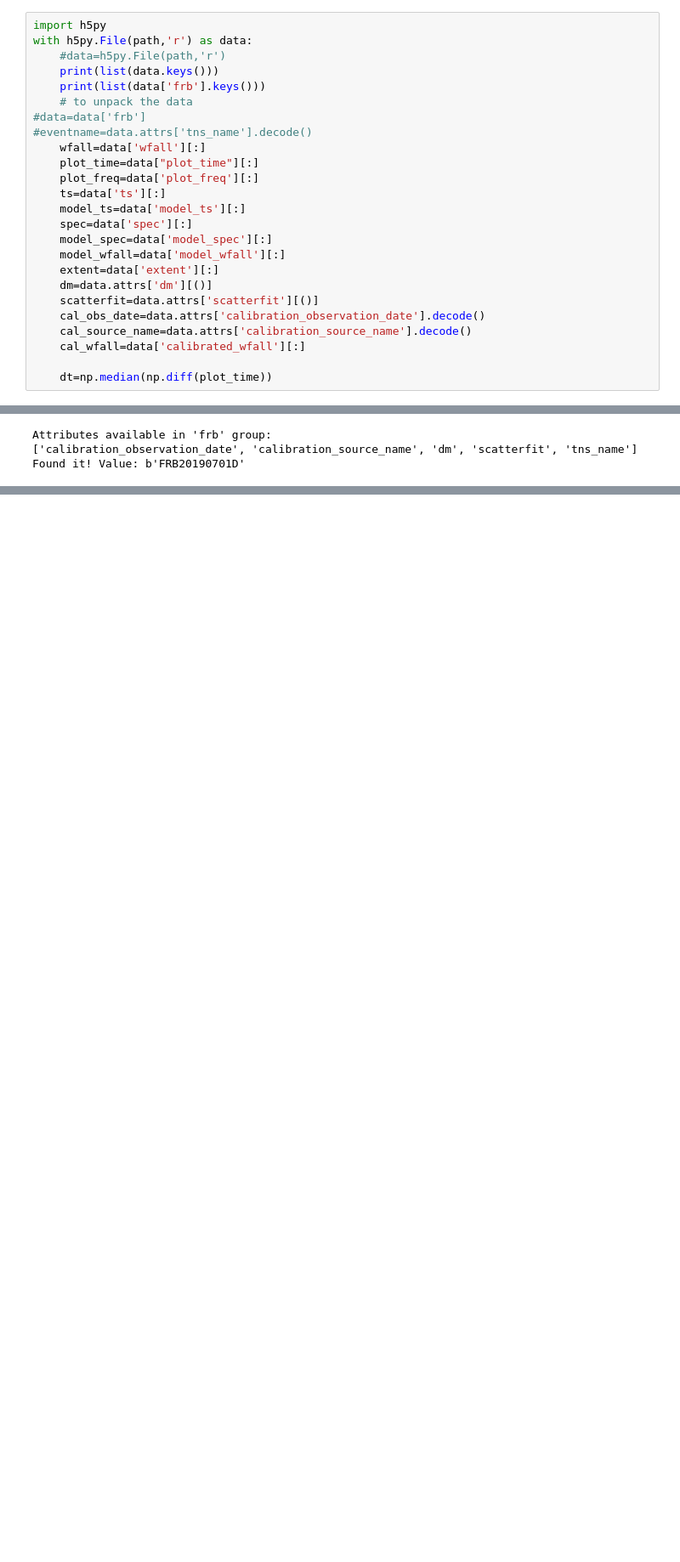
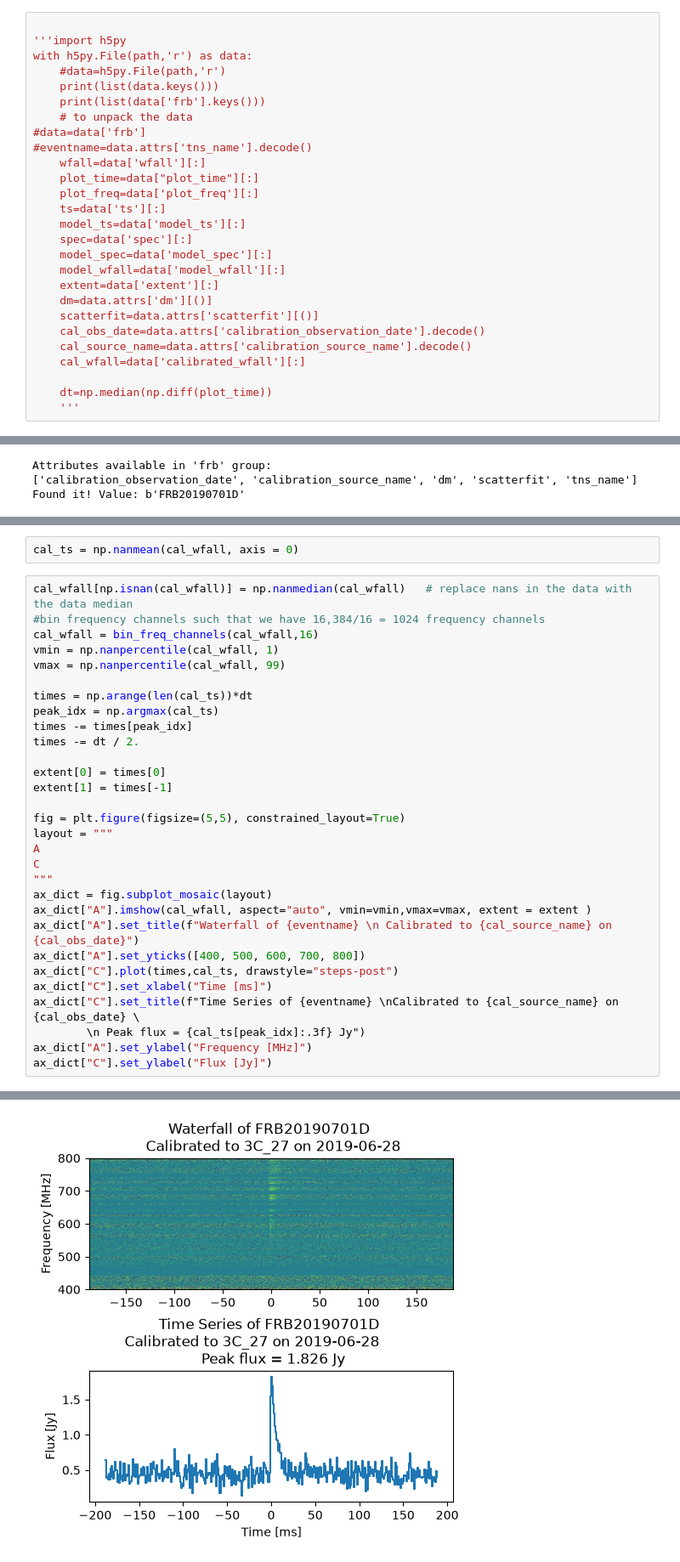
Before and after one commit to nischayaj/chime_pipeline, a Jupyter notebook: code1.ipynb, the cells around one changed output, grey strips where cells are left out. Shown at 85% size. Saved outputs shown, nothing was run; the diff lists cells and outputs as text; blank space fills up the shorter version.

Commit message:
the codes for Waterfall is done

```diff
--- a/code1.ipynb
+++ b/code1.ipynb
@@ -8,7 +10,8 @@ import numpy as np
 import matplotlib.pyplot as plt
 import scipy
 # %%
-import h5py
+
+'''import h5py
 with h5py.File(path,'r') as data:
     #data=h5py.File(path,'r')
     print(list(data.keys()))
@@ -32,6 +35,7 @@ with h5py.File(path,'r') as data:
     cal_wfall=data['calibrated_wfall'][:]
 
     dt=np.median(np.diff(plot_time))
+    '''
 # %% [output]
 ['frb']
 ['calibrated_wfall', 'extent', 'model_spec', 'model_ts', 'model_wfall', 'plot_freq', 'plot_time', 'spec', 'ts', 'wfall']
@@ -475,0 +485,33 @@ Found it! Value: b'FRB20190701D'
+# %%
+cal_ts = np.nanmean(cal_wfall, axis = 0)
+# %%
+cal_wfall[np.isnan(cal_wfall)] = np.nanmedian(cal_wfall)   # replace nans in the data with the data median
+#bin frequency channels such that we have 16,384/16 = 1024 frequency channels
+cal_wfall = bin_freq_channels(cal_wfall,16)
+vmin = np.nanpercentile(cal_wfall, 1)
+vmax = np.nanpercentile(cal_wfall, 99)
+
+times = np.arange(len(cal_ts))*dt
+peak_idx = np.argmax(cal_ts)
+times -= times[peak_idx]
+times -= dt / 2.
+
+extent[0] = times[0]
+extent[1] = times[-1]
+
+fig = plt.figure(figsize=(5,5), constrained_layout=True)
+layout = """
+A
+C
+"""
+ax_dict = fig.subplot_mosaic(layout)
+ax_dict["A"].imshow(cal_wfall, aspect="auto", vmin=vmin,vmax=vmax, extent = extent )
+ax_dict["A"].set_title(f"Waterfall of {eventname} \n Calibrated to {cal_source_name} on {cal_obs_date}")
+ax_dict["A"].set_yticks([400, 500, 600, 700, 800])
+ax_dict["C"].plot(times,cal_ts, drawstyle="steps-post")
+ax_dict["C"].set_xlabel("Time [ms]")
+ax_dict["C"].set_title(f"Time Series of {eventname} \nCalibrated to {cal_source_name} on {cal_obs_date} \
+        \n Peak flux = {cal_ts[peak_idx]:.3f} Jy")
+ax_dict["A"].set_ylabel("Frequency [MHz]")
+ax_dict["C"].set_ylabel("Flux [Jy]")
+# %% [output]
@@ -475,0 +519 @@ Found it! Value: b'FRB20190701D'
+[figure, added]
```
Also changed, not shown: parts of 4 cells of this notebook.
